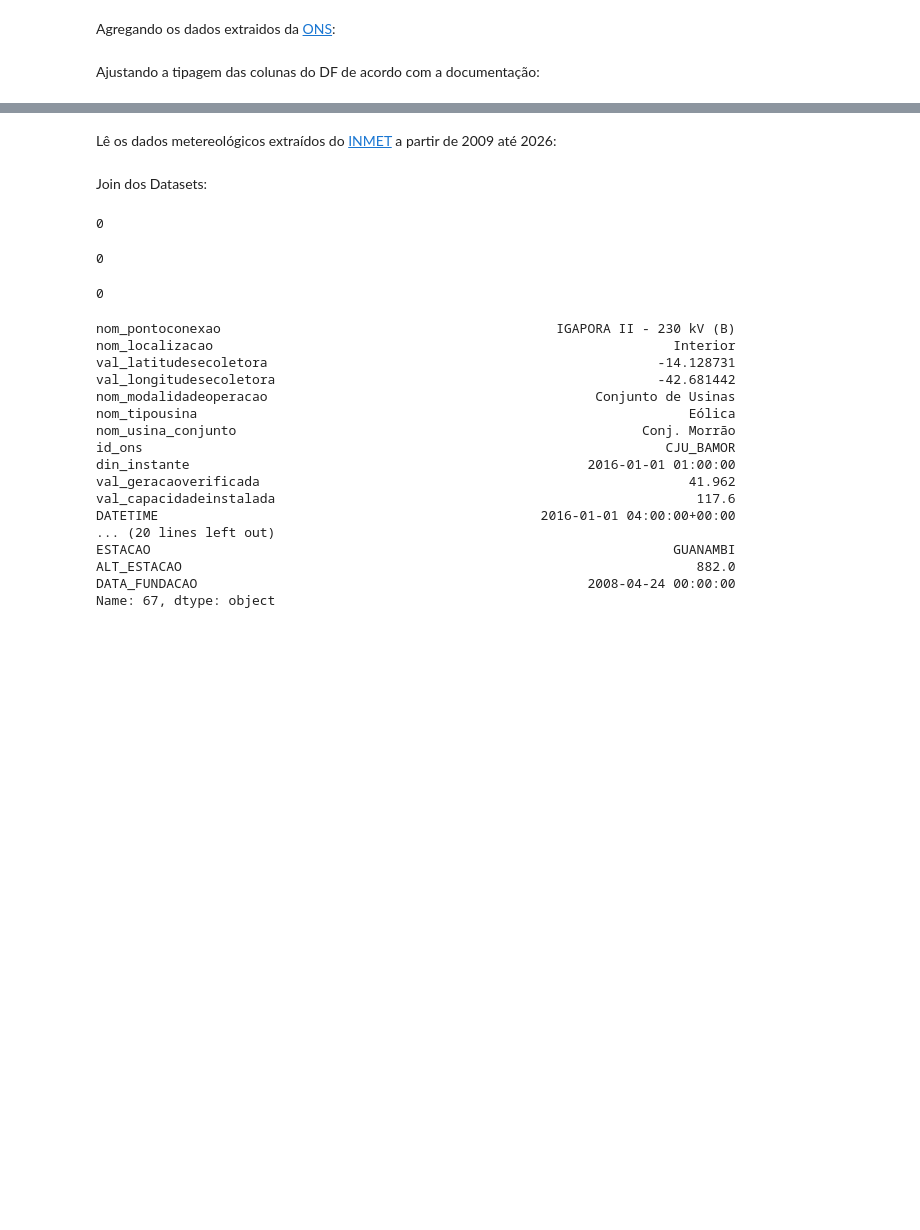
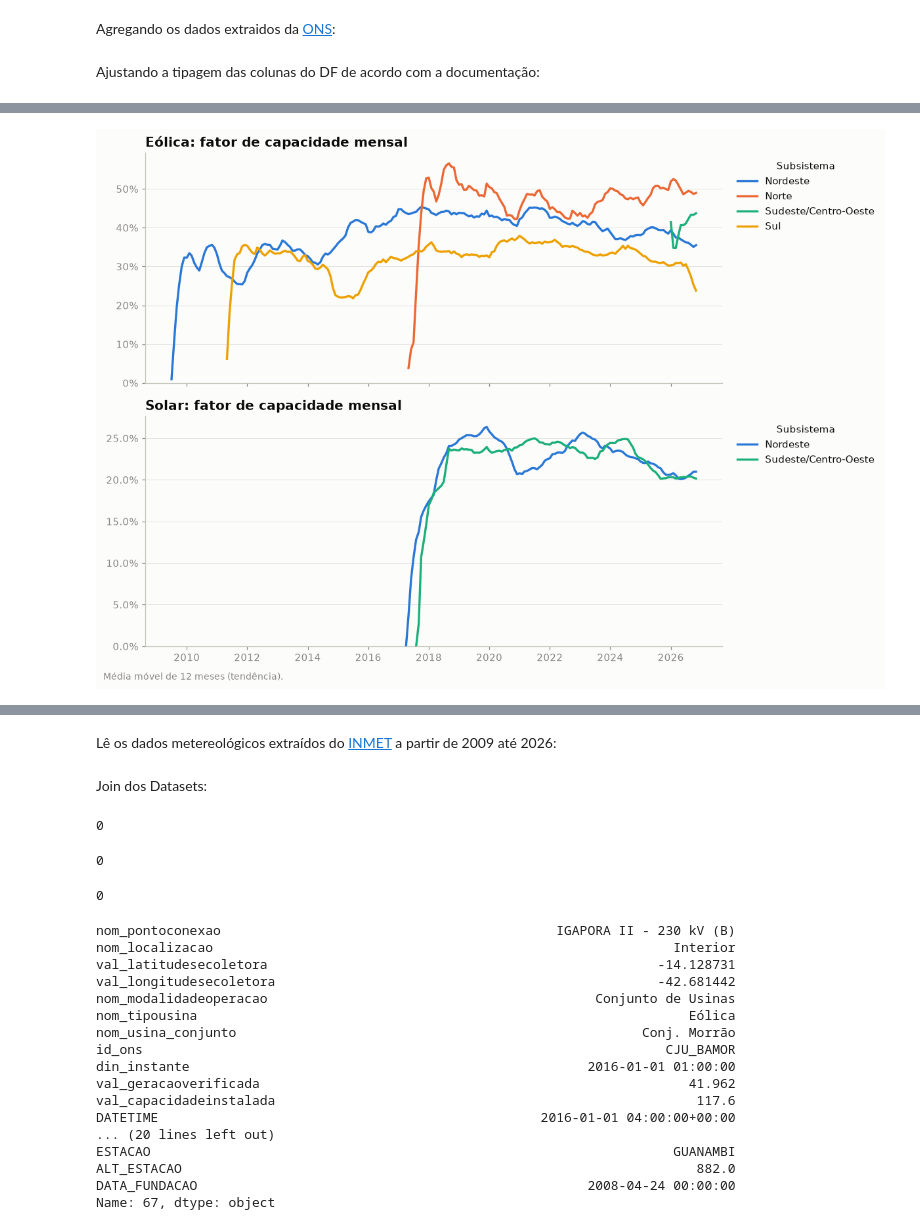
Before and after one commit to batichotti/wind-solar-capacity-predictor, a Jupyter notebook: notebook_tabpfn.ipynb, the cells around one changed output, grey strips where cells are left out. Cells and saved outputs as stored; diff of their text form; code cells hidden in the pictures; blank space fills up the shorter version.

```diff
--- a/notebook_tabpfn.ipynb
+++ b/notebook_tabpfn.ipynb
@@ -73,0 +190,41 @@ ano_alvo = 2016
+# %%
+q2 = con.sql("""
+WITH mensal AS (
+    SELECT date_trunc('month', din_instante) AS mes,
+           nom_tipousina, nom_subsistema,
+           SUM(val_geracaoverificada) / NULLIF(SUM(val_capacidadeinstalada), 0) AS fc
+    FROM ons
+    WHERE val_capacidadeinstalada > 0
+    GROUP BY ALL
+)
+SELECT *,
+       AVG(fc) OVER (PARTITION BY nom_tipousina, nom_subsistema ORDER BY mes
+                     ROWS BETWEEN 2  PRECEDING AND CURRENT ROW) AS fc_mm3,
+       AVG(fc) OVER (PARTITION BY nom_tipousina, nom_subsistema ORDER BY mes
+                     ROWS BETWEEN 11 PRECEDING AND CURRENT ROW) AS fc_mm12
+FROM mensal
+ORDER BY nom_tipousina, nom_subsistema, mes
+""").df()
+# %%
+fontes = sorted(q2["nom_tipousina"].unique())
+subs = sorted(q2["nom_subsistema"].dropna().unique())
+cores_sub = dict(zip(subs, SLOTS))
+
+fig, axes = plt.subplots(len(fontes), 1, figsize=(11, 3.8 * len(fontes)),
+                         sharex=True, squeeze=False)
+for ax, fonte in zip(axes[:, 0], fontes):
+    d = q2[q2["nom_tipousina"] == fonte]
+    for sub, g in d.groupby("nom_subsistema"):
+        g = g.sort_values("mes")
+        ax.plot(g["mes"], g["fc_mm12"], color=cores_sub[sub], linewidth=2.2, label=sub)
+    ax.set_title(f"{fonte}: fator de capacidade mensal")
+    ax.yaxis.set_major_formatter(mticker.PercentFormatter(1.0))
+    ax.set_ylim(bottom=0)
+    ax.grid(axis="x", visible=False)
+    ax.legend(title="Subsistema", loc="upper left", bbox_to_anchor=(1.01, 1))
+
+fig.text(0.01, -0.01,"Média móvel de 12 meses (tendência).", color=MUTED, fontsize=9)
+plt.tight_layout()
+plt.show()
+# %% [output]
+[figure, added]
```
Also changed, not shown: parts of 30 cells of this notebook, 1 other file.
